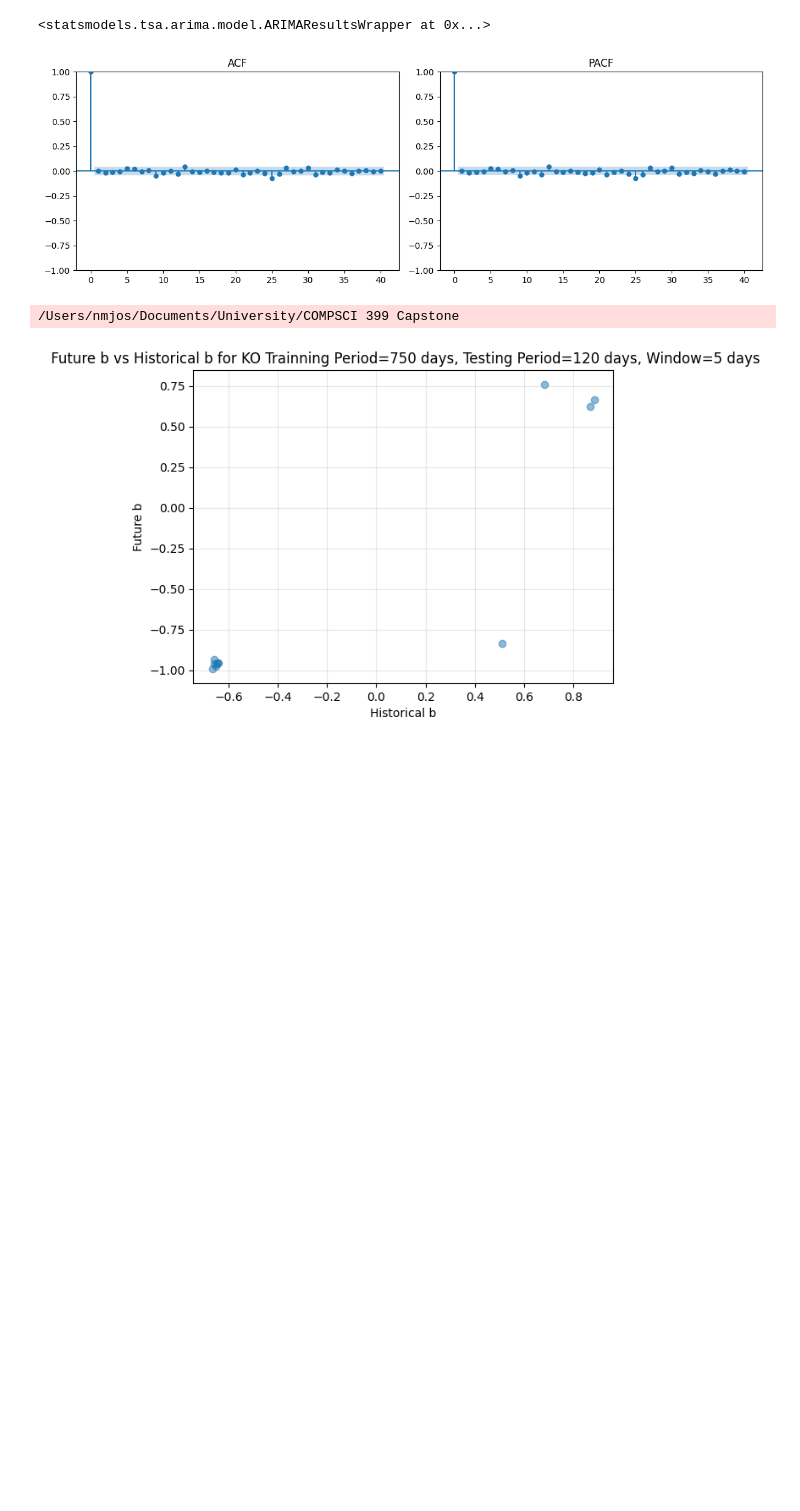
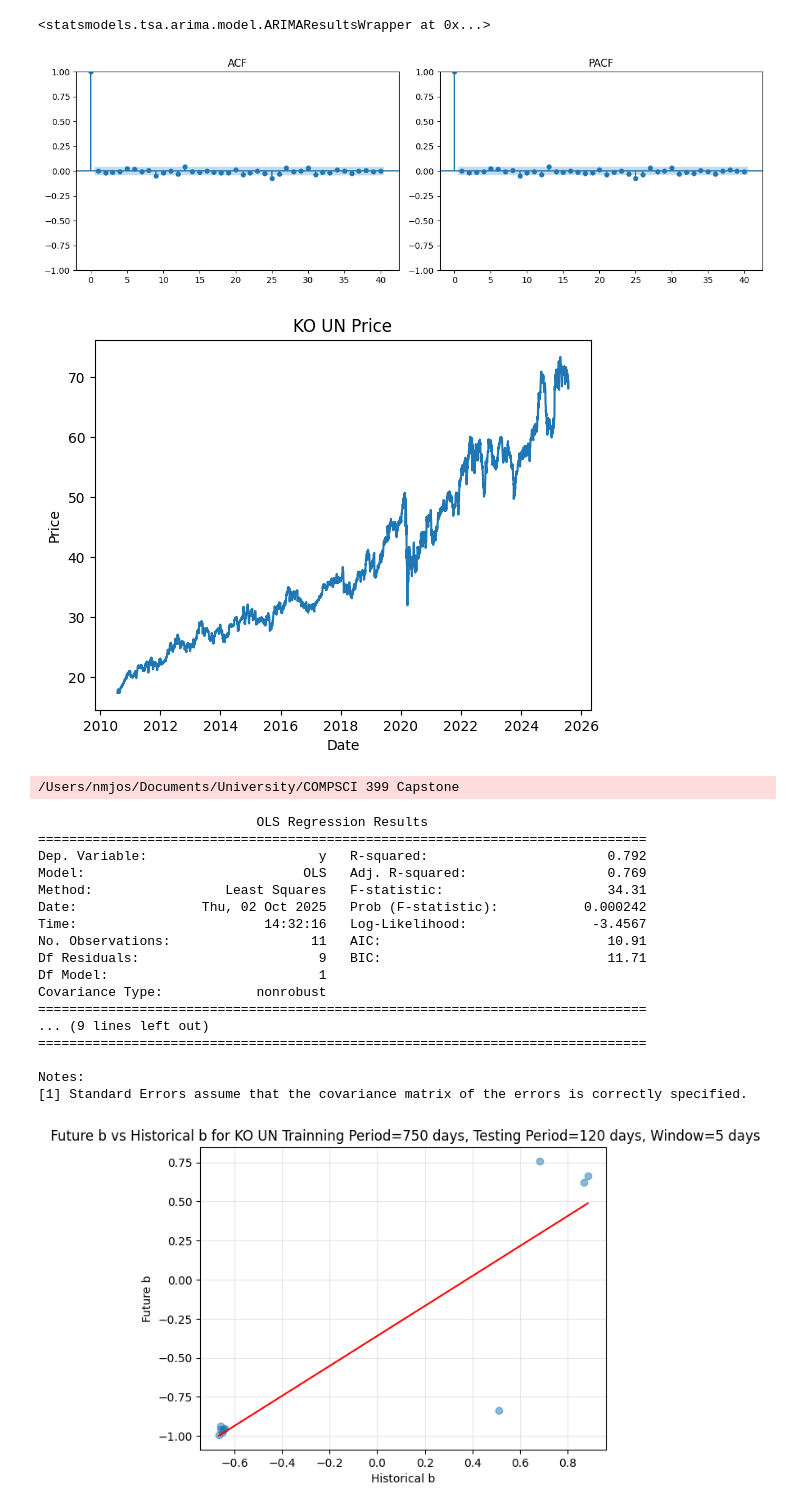
Before and after one commit to phawatboom/Capital-compass, a Jupyter notebook: Data Analysis/strategy_1_find_b.ipynb, the cells around one changed output. Cells and saved outputs as stored; diff of their text form; code cells hidden in the pictures; blank space fills up the shorter version.

```diff
--- a/Data Analysis/strategy_1_find_b.ipynb
+++ b/Data Analysis/strategy_1_find_b.ipynb
@@ -175,6 +180,15 @@ def get_stock_return(stock_ticker, window):
     prices = stock.iloc[::window]
     returns = np.log(prices).diff().dropna()
     return returns
+
+def plot_stock(stock_ticker):
+    stock = df[stock_ticker]
+    plt.plot(stock.index, stock.values, label="Stock Price")
+    plt.xlabel("Date")
+    plt.ylabel("Price")
+    plt.title(f"{stock.name} Price")
+    plt.show()
+
 
 
 def check_coefficients_significance(model, alpha=0.05, lb_lags=[1]):
@@ -199,12 +213,24 @@ def check_coefficients_significance(model, alpha=0.05, lb_lags=[1]):
     else:
         return None # Coefficient is not statistically significant
 
-def plot_b_lagged_b(train_b, test_b):
+def plot_b_lagged_b(train_b, test_b, stock, training_period, testing_period, window, lm_model=None):
 
     plt.scatter(train_b, test_b, alpha=0.5)
     plt.xlabel(f"Historical b")
     plt.ylabel("Future b")
-    plt.title(f" Future b vs Historical b for KO Trainning Period=750 days, Testing Period=120 days, Window=5 days")
+    plt.title(f" Future b vs Historical b for {stock} Trainning Period={training_period} days, Testing Period={testing_period} days, Window={window} days")
+
+    x = np.asarray(train_b.values, dtype=float)
+    y = np.asarray(test_b.values, dtype=float)
+
+    intercept = lm_model.params[0]
+    slope = lm_model.params[1]
+
+    x_line = np.linspace(x.min(), x.max(), 100)
+    y_line = intercept + slope * x_line
+
+    plt.plot(x_line, y_line, color='red', label=f'Fit: y={intercept:.2f}+{slope:.2f}x')
+
     plt.grid(True, alpha=0.3)
     plt.show()
 
@@ -225,36 +251,69 @@ def historical_b(stock_ticker, trainning_period, testing_period, window, ARIMA_o
 
 
     for start in range(0, len(returns) - testing_days - training_days + 1):
         train_period_returns = returns.iloc[start: start + training_days]
         test_period_returns = returns.iloc[start + training_days: start + training_days + testing_days]
 
         training_model = ARIMA(train_period_returns, order=ARIMA_order).fit()
         training_b_coef = check_coefficients_significance(training_model, alpha=p_value_threshold, lb_lags=lb_lags)
 
         testing_model = ARIMA(test_period_returns, order=ARIMA_order).fit()
         testing_b_coef = check_coefficients_significance(testing_model, alpha=p_value_threshold, lb_lags=lb_lags)
 
         if training_b_coef is not None and testing_b_coef is not None:
             date = test_period_returns.index[-1]
 
             historical_b_values.append({
                 "date": date,
                 "train_b": training_b_coef,
                 "test_b": testing_b_coef,
             })
 
     if not historical_b_values:
         print("No significant b coefficients found in any period.")
         return pd.DataFrame()
 
     return pd.DataFrame(historical_b_values).set_index("date").sort_index()
 
 
+def predict_future_b(stock_ticker, trainning_period, testing_period, window, ARIMA_order=(1,0,1), p_value_threshold=0.05):
+    plot_stock(stock_ticker)
+    stock_b_coeff = historical_b(stock_ticker, trainning_period, testing_period, window, ARIMA_order, p_value_threshold)
+    train_b_coeff = stock_b_coeff['train_b']
+    test_b_coeff = stock_b_coeff['test_b']
 
-vz_b = historical_b_values = historical_b(stock_ticker="KO UN", trainning_period=750, testing_period=120, window=5, ARIMA_order=(1,0,1), p_value_threshold=0.05)
-train_b = vz_b['train_b']
-test_b = vz_b['test_b']
-plot_b_lagged_b(train_b, test_b)
+    x = train_b_coeff.values.reshape(-1,1)
+    x = sm.add_constant(x)  # Adds a constant term to the predictors
+    lm_model = sm.OLS(test_b_coeff.values, x).fit()
+    print(lm_model.summary())
+
+    plot_b_lagged_b(train_b_coeff, test_b_coeff, stock_ticker, trainning_period, testing_period, window, lm_model)
+
+
+
+
+
+
+
+predict_future_b(stock_ticker = "KO UN", trainning_period=750, testing_period=120, window=5, ARIMA_order=(1,0,1), p_value_threshold=0.05)
 # %% [output]
+[figure, new version]
 /Users/nmjos/Documents/University/COMPSCI 399 Capstone
-[figure, old version]
+                            OLS Regression Results
+==============================================================================
+Dep. Variable:                      y   R-squared:                       0.792
+Model:                            OLS   Adj. R-squared:                  0.769
+Method:                 Least Squares   F-statistic:                     34.31
+Date:                Thu, 02 Oct 2025   Prob (F-statistic):           0.000242
+Time:                        14:32:16   Log-Likelihood:                -3.4567
+No. Observations:                  11   AIC:                             10.91
+Df Residuals:                       9   BIC:                             11.71
+Df Model:                           1
+Covariance Type:            nonrobust
+==============================================================================
+... (9 lines left out)
+==============================================================================
+
+Notes:
+[1] Standard Errors assume that the covariance matrix of the errors is correctly specified.
+[figure, added]
```
Also changed, not shown: parts of 2 cells of this notebook.
